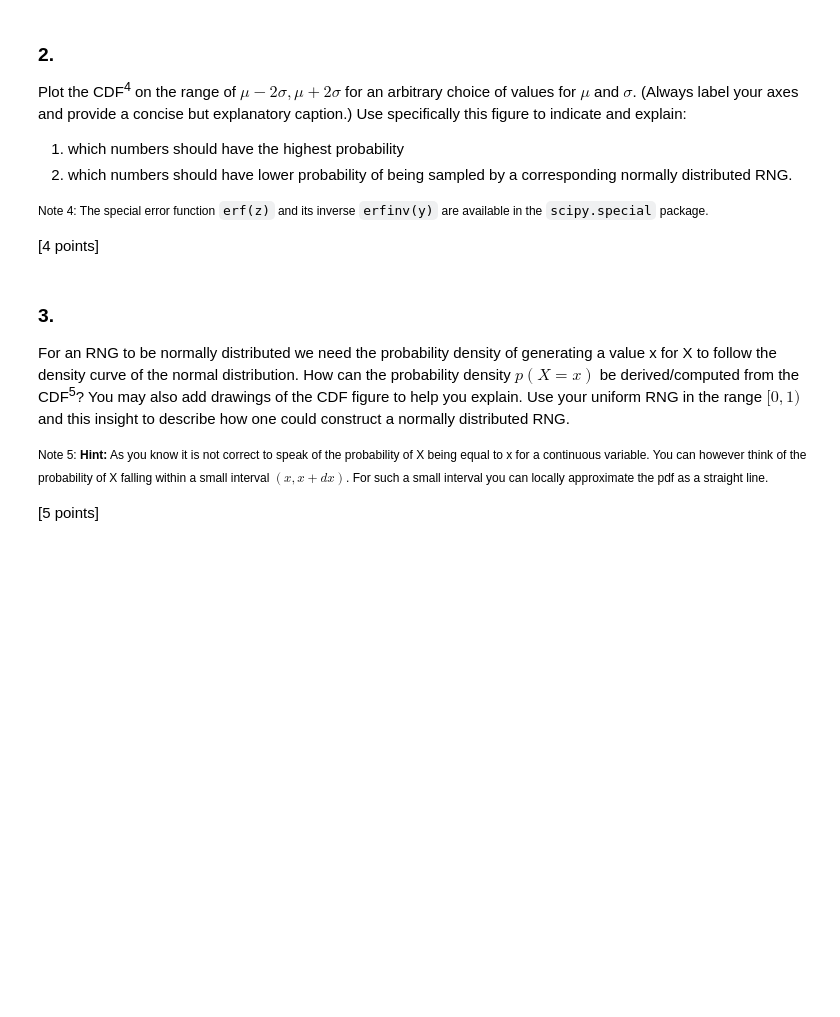
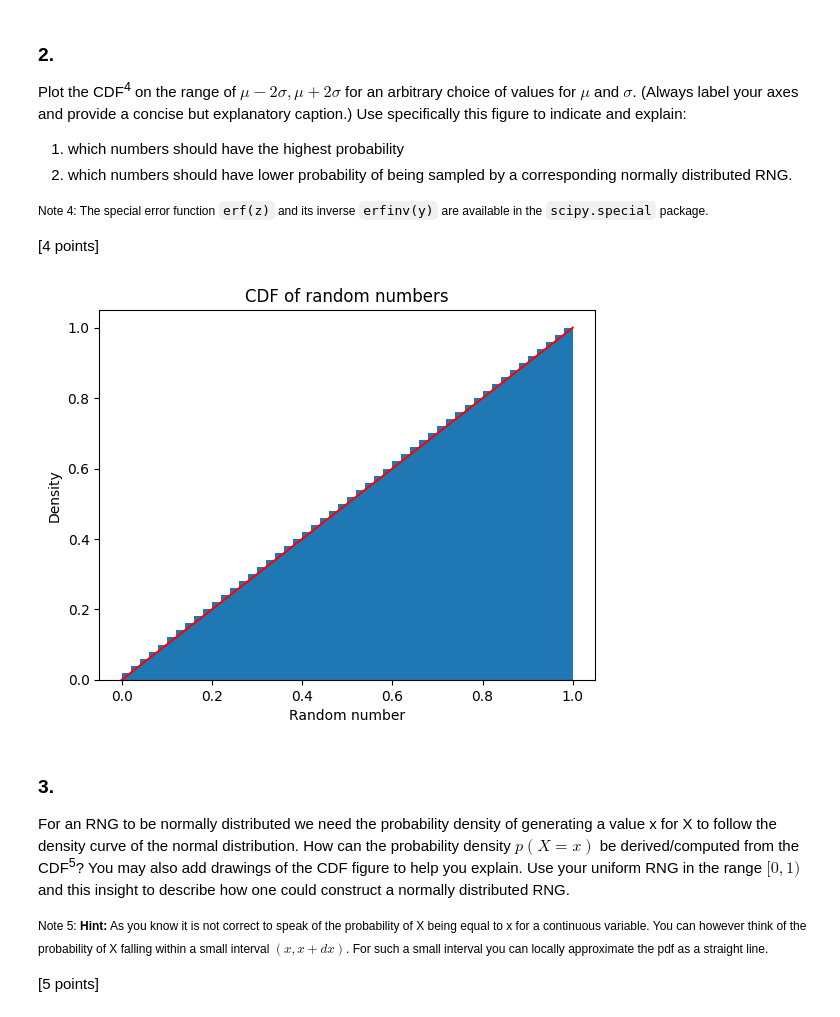
Before and after one commit to mabeltje/SDA, a Jupyter notebook: Week1/SDA_Assignment_#1-3.ipynb, the cells around one changed output. Cells and saved outputs as stored; diff of their text form; code cells hidden in the pictures; blank space fills up the shorter version.

```diff
--- a/Week1/SDA_Assignment_#1-3.ipynb
+++ b/Week1/SDA_Assignment_#1-3.ipynb
@@ -168,3 +180,14 @@ Plot the CDF<sup>4</sup> on the range of $\mu-2\sigma,\mu+2\sigma$ for an arbitr
+# %%
+# plot the CDF of the random numbers
+np.random.uniform(0, 1, 1000)
+plt.hist(random_numbers, bins=k, density=True, cumulative=True)
+plt.title("CDF of random numbers")
+plt.xlabel("Random number")
+plt.ylabel("Density")
+plt.plot([0, 1], [0, 1], color='red')
+plt.show()
+# %% [output]
+[figure, added]
 # %% [markdown]
 ### 3.
 
```
Also changed, not shown: parts of 3 cells of this notebook, 1 other file.
